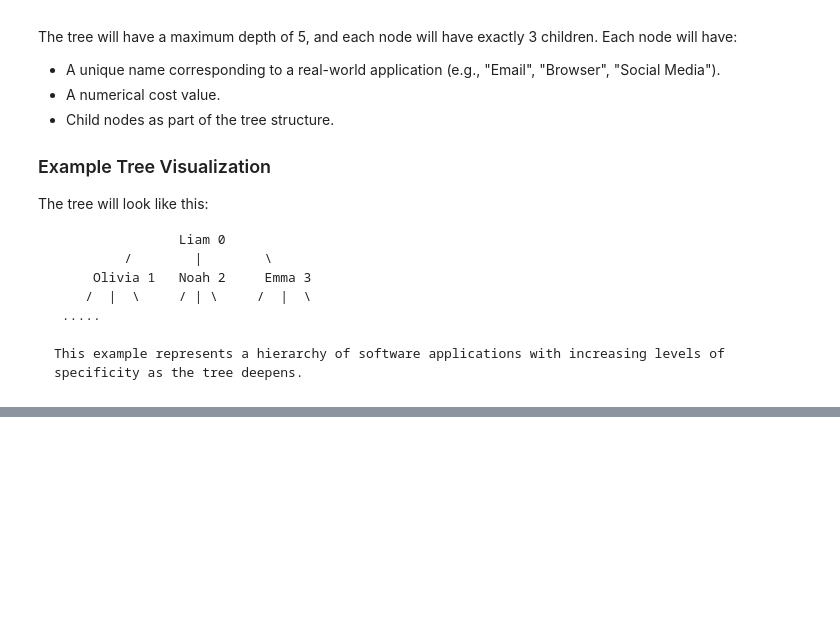
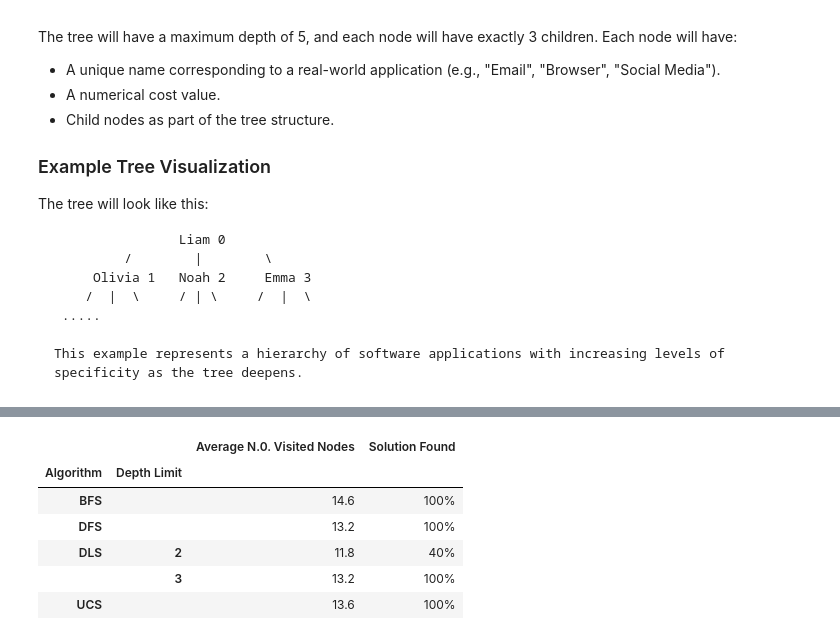
Before and after one commit to HuyVuong08/Artificial-Intelligence-Methods, a Jupyter notebook: Uninformed-TreeSearch-New.ipynb, the cells around one changed output, grey strips where cells are left out. Saved outputs shown, nothing was run; the diff lists cells and outputs as text; code cells hidden in the pictures; blank space fills up the shorter version.

```diff
--- a/Uninformed-TreeSearch-New.ipynb
+++ b/Uninformed-TreeSearch-New.ipynb
@@ -273,0 +385,21 @@ UCS Cost: 12
+# %%
+pivoted_df = df.pivot_table(
+    index=['Algorithm', 'Depth Limit'],
+    aggfunc={
+        'N.0. Visited Nodes': 'mean',
+        'Solution Found': lambda x: f"{int((x == 'Yes').mean() * 100)}%",
+    }
+)
+
+# Rename the columns
+pivoted_df.rename(columns={'N.0. Visited Nodes': 'Average N.0. Visited Nodes'}, inplace=True)
+
+pivoted_df
+# %% [output]
+|  |  | Average N.0. Visited Nodes | Solution Found |
+| Algorithm | Depth Limit |  |  |
+| BFS |  | 14.6 | 100% |
+| DFS |  | 13.2 | 100% |
+| DLS | 2 | 11.8 | 40% |
+|  | 3 | 13.2 | 100% |
+| UCS |  | 13.6 | 100% |
```
Also changed, not shown: parts of 5 cells of this notebook, 1 other file.
